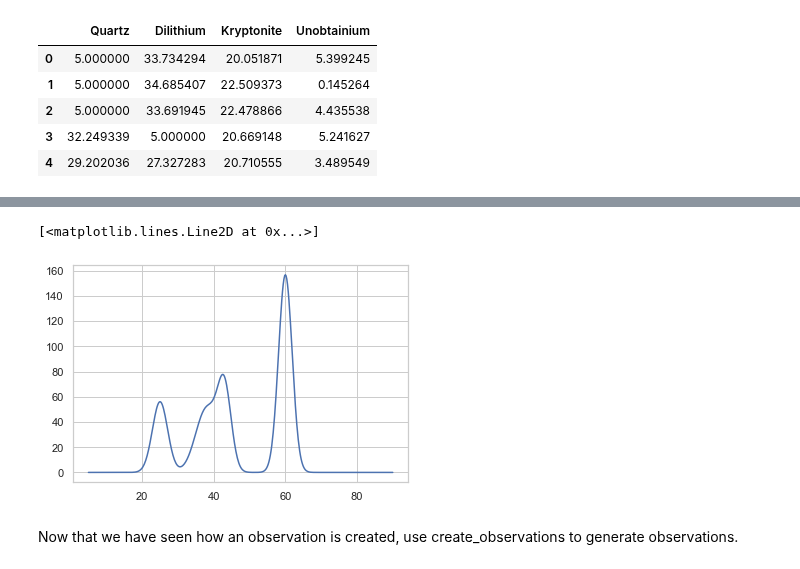
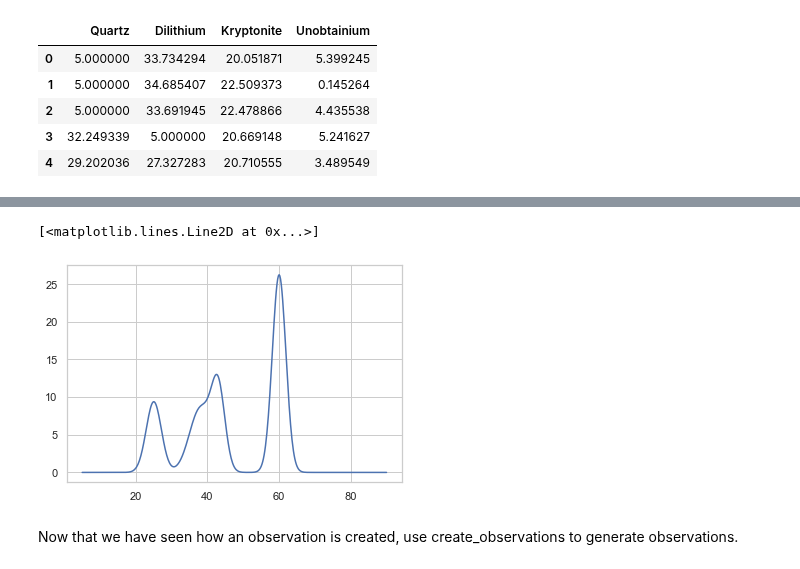
Before and after one commit to core-skills/06-multivariate-analysis, a Jupyter notebook: notebooks/am1_more_regression_filled.ipynb, the cells around one changed output, grey strips where cells are left out. Cells and saved outputs as stored; diff of their text form; code cells hidden in the pictures.

```diff
--- a/notebooks/am1_more_regression_filled.ipynb
+++ b/notebooks/am1_more_regression_filled.ipynb
@@ -587,3 +623,5 @@ observations = pd.DataFrame()
+# %%
+observation = templates[:,0]*compositions_dataframe['Quartz'][1]
 # %%
 observations_count = len(compositions_dataframe)
 # %%
@@ -605,15 +629,13 @@ plt.legend()
-# %%
-observation = templates[:,0]*compositions_dataframe['Quartz'][5]
 # %%
 observations_matrix = np.zeros((channels_count, observations_count))
-# %%
-observations_matrix[:, 5]= templates[:,0]*compositions_dataframe['Quartz'][5]
+# %%
+observations_matrix[:, 1]= observation
 # %%
 plt.plot(x_axis.as_vector,
-         observations_matrix[:, 5])
+         observations_matrix[:, 1])
 # %% [output]
 [<matplotlib.lines.Line2D at 0x...>]
-[figure, old version]
+[figure, new version]
 # %% [markdown]
 Now that we have seen how an observation is created, use create_observations to generate observations.
 # %%
```
Also changed, not shown: parts of 41 cells of this notebook, 3 other files.
